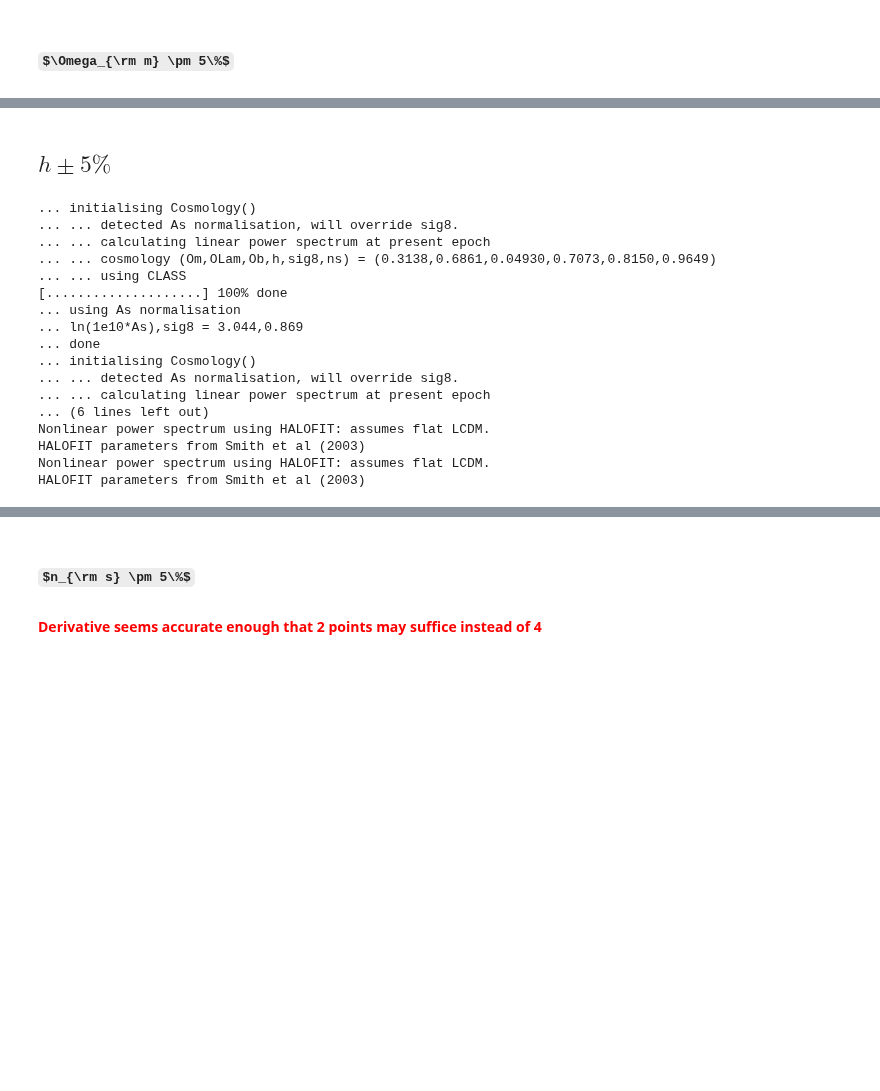
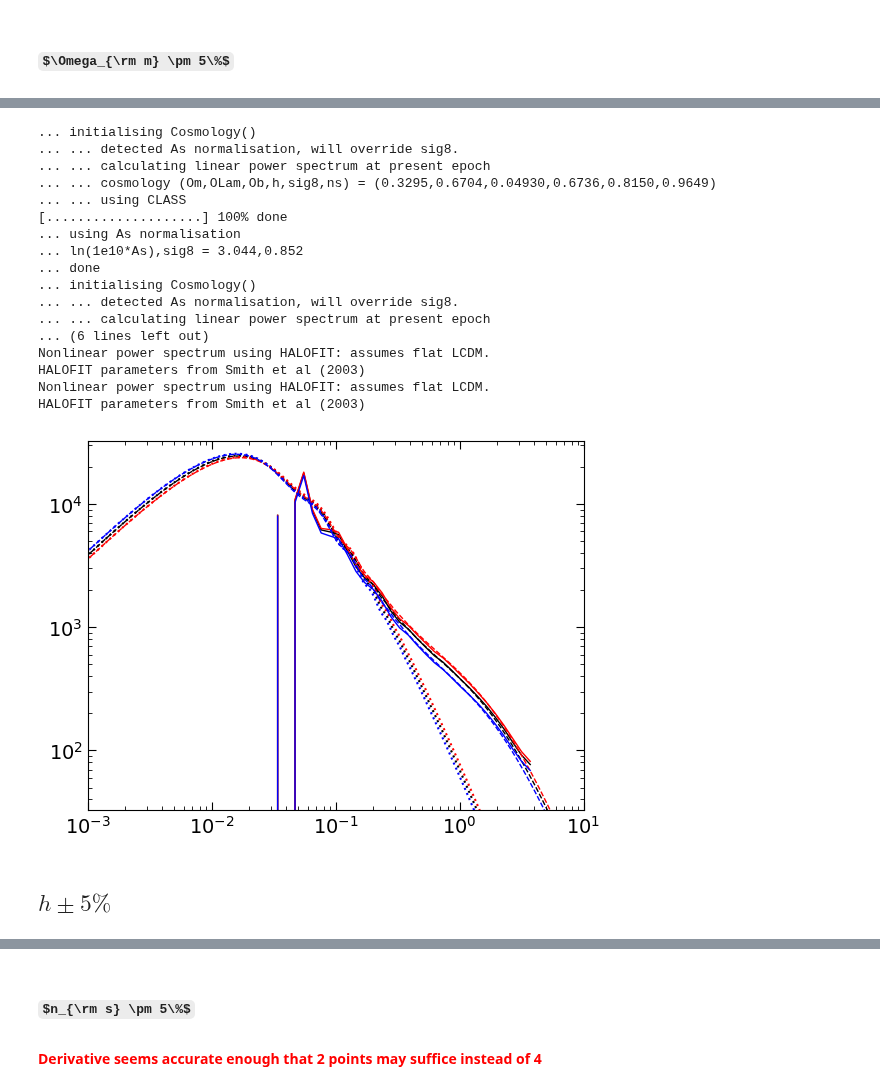
Before and after one commit to a-paranjape/sahyadri-sandbox, a Jupyter notebook: exploration/CosmoParamVariations.ipynb, the cells around one changed output, grey strips where cells are left out. Drawn from its saved outputs; the diff is of its cells as text; code cells hidden in the pictures; some formulas as TeX source; blank space fills up the shorter version.

```diff
--- a/exploration/CosmoParamVariations.ipynb
+++ b/exploration/CosmoParamVariations.ipynb
@@ -520,4 +541,51 @@ Plotting...
 [figure]
+# %%
+co_p = Cosmology(Om=co_fid.Om*1.05,Ob=co_fid.Ob,Ok=co_fid.Ok,hubble=co_fid.hubble,
+                 ns=co_fid.ns,As=co_fid.As,wDE0=co_fid.wDE0,Pklin=co_fid.Pklin)
+co_m = Cosmology(Om=co_fid.Om*0.95,Ob=co_fid.Ob,Ok=co_fid.Ok,hubble=co_fid.hubble,
+                 ns=co_fid.ns,As=co_fid.As,wDE0=co_fid.wDE0,Pklin=co_fid.Pklin)
+
+Dnl_p = co_p.nonlinearpower()
+Dnl_fid = co_fid.nonlinearpower()
+Dnl_m = co_m.nonlinearpower()
+
+
+plt.xscale('log')
+plt.yscale('log')
+plt.xlim(1e-3,1e1)
+plt.ylim(10/co_fid.hubble**3,1e4/co_fid.hubble**3)
+
+plt.plot(data_Om['fid']['Pk'][0],data_Om['fid']['Pk'][1],'k-',lw=1)
+plt.plot(co_fid.ktab_lin,Dnl_fid*2*np.pi**2/co_fid.ktab_lin**3,'k--',lw=1)
+plt.plot(co_fid.ktab_lin,co_fid.Dlin*2*np.pi**2/co_fid.ktab_lin**3,'k:')
+
+plt.plot(data_Om['p']['Pk'][0],data_Om['p']['Pk'][1],'r-',lw=1)
+plt.plot(co_p.ktab_lin,Dnl_p*2*np.pi**2/co_p.ktab_lin**3,'r--',lw=1)
+plt.plot(co_p.ktab_lin,co_p.Dlin*2*np.pi**2/co_p.ktab_lin**3,'r:')
+
+plt.plot(data_Om['m']['Pk'][0],data_Om['m']['Pk'][1],'b-',lw=1)
+plt.plot(co_m.ktab_lin,Dnl_m*2*np.pi**2/co_m.ktab_lin**3,'b--',lw=1)
+plt.plot(co_m.ktab_lin,co_m.Dlin*2*np.pi**2/co_m.ktab_lin**3,'b:')
+plt.show()
+# %% [output]
+... initialising Cosmology()
+... ... detected As normalisation, will override sig8.
+... ... calculating linear power spectrum at present epoch
+... ... cosmology (Om,OLam,Ob,h,sig8,ns) = (0.3295,0.6704,0.04930,0.6736,0.8150,0.9649)
+... ... using CLASS
+[....................] 100% done
+... using As normalisation
+... ln(1e10*As),sig8 = 3.044,0.852
+... done
+... initialising Cosmology()
+... ... detected As normalisation, will override sig8.
+... ... calculating linear power spectrum at present epoch
+... (6 lines left out)
+Nonlinear power spectrum using HALOFIT: assumes flat LCDM.
+HALOFIT parameters from Smith et al (2003)
+Nonlinear power spectrum using HALOFIT: assumes flat LCDM.
+HALOFIT parameters from Smith et al (2003)
+[figure, added]
 # %% [markdown]
 ## $h \pm 5\%$
 # %%
@@ -526,30 +594,3 @@ for var in ['p','m']: # later include 'pp','mm'
     data_h[var] = {'Pk':np.loadtxt('../../data/sims/sinhagad/var_h_'+var+'256/r1/Pk_200.txt').T,
                     'mf':np.loadtxt('../../data/halos/sinhagad/var_h_'+var+'256/r1/mf_200.txt').T}
 data_h['fid'] = data_fid.copy()
-# %%
-co_p = Cosmology(Om=co_fid.Om,Ob=co_fid.Ob,Ok=co_fid.Ok,hubble=co_fid.hubble*1.05,
-                 ns=co_fid.ns,As=co_fid.As,wDE0=co_fid.wDE0,Pklin=co_fid.Pklin)
-co_m = Cosmology(Om=co_fid.Om,Ob=co_fid.Ob,Ok=co_fid.Ok,hubble=co_fid.hubble*0.95,
-                 ns=co_fid.ns,As=co_fid.As,wDE0=co_fid.wDE0,Pklin=co_fid.Pklin)
-
-Dnl_p = co_p.nonlinearpower()
-Dnl_fid = co_fid.nonlinearpower()
-Dnl_m = co_m.nonlinearpower()
-# %% [output]
-... initialising Cosmology()
-... ... detected As normalisation, will override sig8.
-... ... calculating linear power spectrum at present epoch
-... ... cosmology (Om,OLam,Ob,h,sig8,ns) = (0.3138,0.6861,0.04930,0.7073,0.8150,0.9649)
-... ... using CLASS
-[....................] 100% done
-... using As normalisation
-... ln(1e10*As),sig8 = 3.044,0.869
-... done
-... initialising Cosmology()
-... ... detected As normalisation, will override sig8.
-... ... calculating linear power spectrum at present epoch
-... (6 lines left out)
-Nonlinear power spectrum using HALOFIT: assumes flat LCDM.
-HALOFIT parameters from Smith et al (2003)
-Nonlinear power spectrum using HALOFIT: assumes flat LCDM.
-HALOFIT parameters from Smith et al (2003)
```
Also changed, not shown: parts of 11 cells of this notebook.
